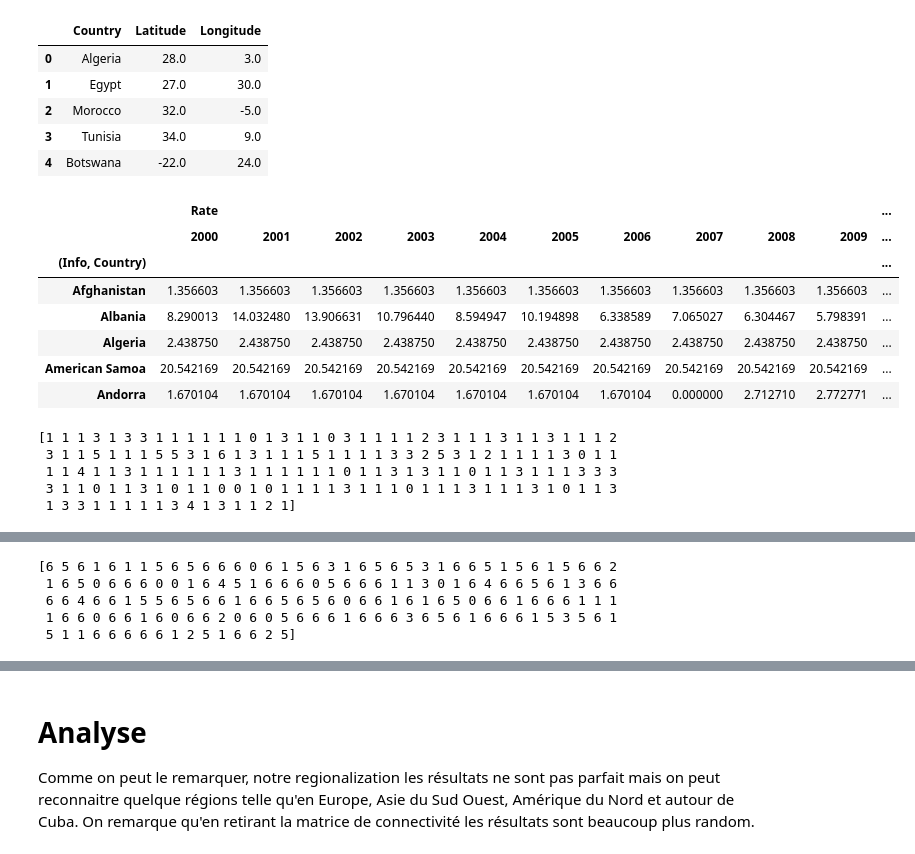
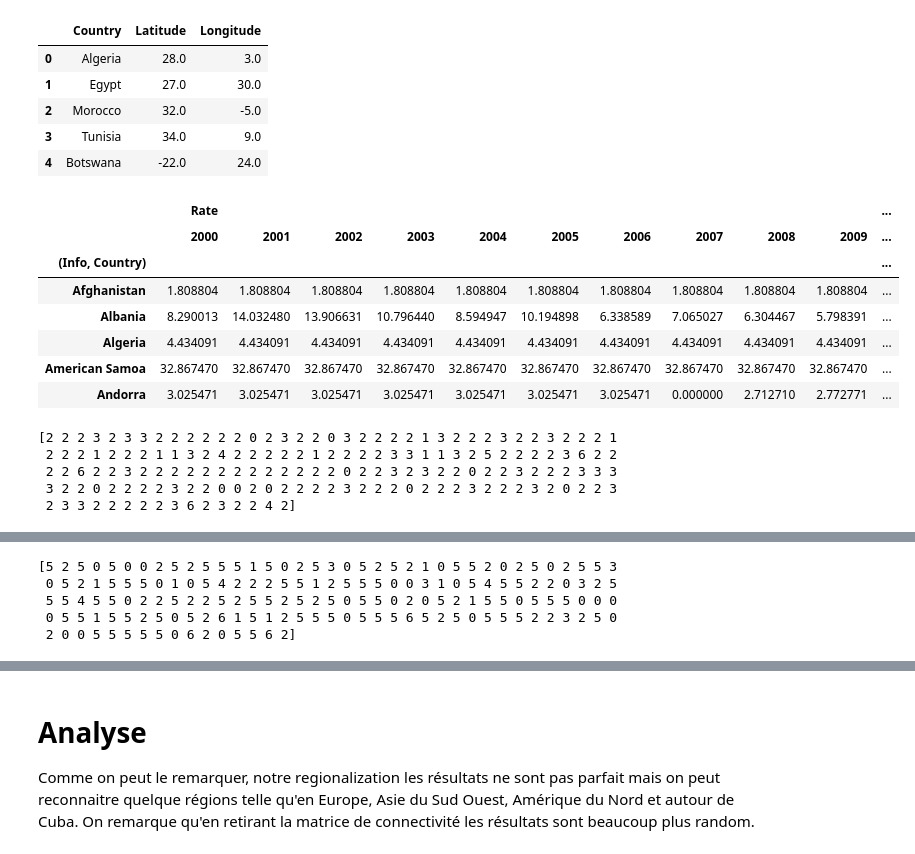
Before and after one commit to adesbx/homicideAnalysis, a Jupyter notebook: projet.ipynb, the cells around one changed output, grey strips where cells are left out. Saved outputs shown, nothing was run; the diff lists cells and outputs as text; code cells hidden in the pictures.

```diff
--- a/projet.ipynb
+++ b/projet.ipynb
@@ -104,28 +105,20 @@ Name: (Info, Country), Length: 327, dtype: object
 ### Ajouter des colonnes au DataFrame (Somme & moyenne du nb de victimes, Somme & moyenne du taux meurtre)
 # %%
 # Add a total victim count column to the dataframe
-counttotal = df[['Count']].sum(axis=1)
+df[('Count', 'Total')] = df[['Count']].sum(axis=1)
 df.head(10)
 
 # Add the mean rate column to the dataframe
-countmean = df[['Count']].mean(axis=1)
+df[('Count', 'Mean')] = df[['Count']].mean(axis=1)
 df.head(10)
 
 # Add a total victim count column to the dataframe
-ratetotal = df[['Rate']].sum(axis=1)
+df[('Rate', 'Total')] = df[['Rate']].sum(axis=1)
 df.head(10)
 
 # Add the mean rate column to the dataframe
-ratemean = df[['Rate']].mean(axis=1)
+df[('Rate', 'Mean')] = df[['Rate']].mean(axis=1)
 df.head(10)
-
-df[('Count', 'Total')] = counttotal
-df[('Count', 'Mean')] = countmean
-df[('Rate', 'Total')] = ratetotal
-df[('Rate', 'Mean')] = ratemean
-
-df_vatican = df[df[('Info', 'Country')] == 'Holy See']
-df_vatican
 # %% [output]
 |  | Info |  |  |  | Count |  |  |  |  |  |  | ... |
 |  | Region | Subregion | Country | Sex | 2000 | 2001 | 2002 | 2003 | 2004 | 2005 | 2006 | ... |
@@ -397,8 +394,6 @@ resu2 = df.apply(lambda row: replace_nan_with_mean(row[['Rate']], 'Rate'), axis=
 df_copyyy = df.copy()
 df_copyyy['Count'] = resu1['Count']
 df_copyyy['Rate'] = resu2['Rate']
-df_copyyy.fillna(0, inplace=True)
-print(df_copyyy.isna().sum().sum())
 
 df_copyyy.head(5)
 # %% [output]
@@ -519,28 +500,26 @@ df_latlong.head()
 # %%
 df_sum_sex = df_copyyy.groupby(by=[('Info', 'Country')]).sum()
 df_sum_sex = df_sum_sex.drop(df_sum_sex.filter(regex="Info"), axis=1)
 
 df_sum_sex =  df_sum_sex.drop(columns=[('Rate', 'Total'), ('Rate', 'Mean')])
 
-ratetotal = df_sum_sex[['Rate']].sum(axis=1)
-ratemean = df_sum_sex[['Rate']].mean(axis=1)
-df_sum_sex[('Rate', 'Total')] = ratetotal
-df_sum_sex[('Rate', 'Mean')] = ratemean
+df_sum_sex[('Rate', 'Total')] = df_sum_sex[['Rate']].sum(axis=1)
+df_sum_sex[('Rate', 'Mean')] = df_sum_sex[['Rate']].mean(axis=1)
 
 df_sum_sex = df_sum_sex[['Rate']]
 
 # sc = StandardScaler()
 # df_sum_sex[[('Rate', 'Total')]] = sc.fit_transform(df_sum_sex[[('Rate', 'Total')]])
 df_sum_sex.head()
 # %% [output]
 |  | Rate |  |  |  |  |  |  |  |  |  | ... |
 |  | 2000 | 2001 | 2002 | 2003 | 2004 | 2005 | 2006 | 2007 | 2008 | 2009 | ... |
 | (Info, Country) |  |  |  |  |  |  |  |  |  |  | ... |
-| Afghanistan | 1.356603 | 1.356603 | 1.356603 | 1.356603 | 1.356603 | 1.356603 | 1.356603 | 1.356603 | 1.356603 | 1.356603 | ... |
+| Afghanistan | 1.808804 | 1.808804 | 1.808804 | 1.808804 | 1.808804 | 1.808804 | 1.808804 | 1.808804 | 1.808804 | 1.808804 | ... |
 | Albania | 8.290013 | 14.032480 | 13.906631 | 10.796440 | 8.594947 | 10.194898 | 6.338589 | 7.065027 | 6.304467 | 5.798391 | ... |
-| Algeria | 2.438750 | 2.438750 | 2.438750 | 2.438750 | 2.438750 | 2.438750 | 2.438750 | 2.438750 | 2.438750 | 2.438750 | ... |
-| American Samoa | 20.542169 | 20.542169 | 20.542169 | 20.542169 | 20.542169 | 20.542169 | 20.542169 | 20.542169 | 20.542169 | 20.542169 | ... |
-| Andorra | 1.670104 | 1.670104 | 1.670104 | 1.670104 | 1.670104 | 1.670104 | 1.670104 | 0.000000 | 2.712710 | 2.772771 | ... |
+| Algeria | 4.434091 | 4.434091 | 4.434091 | 4.434091 | 4.434091 | 4.434091 | 4.434091 | 4.434091 | 4.434091 | 4.434091 | ... |
+| American Samoa | 32.867470 | 32.867470 | 32.867470 | 32.867470 | 32.867470 | 32.867470 | 32.867470 | 32.867470 | 32.867470 | 32.867470 | ... |
+| Andorra | 3.025471 | 3.025471 | 3.025471 | 3.025471 | 3.025471 | 3.025471 | 3.025471 | 0.000000 | 2.712710 | 2.772771 | ... |
 # %%
 connectivity = kneighbors_graph(df_latlong.drop('Country', axis=1), n_neighbors=30)
 model = AgglomerativeClustering(n_clusters=7, connectivity=connectivity).fit(df_sum_sex)
@@ -548,11 +527,11 @@ model = AgglomerativeClustering(n_clusters=7, connectivity=connectivity).fit(df_
 clustered = model.labels_
 print(clustered)
 # %% [output]
-[1 1 1 3 1 3 3 1 1 1 1 1 1 0 1 3 1 1 0 3 1 1 1 1 2 3 1 1 1 3 1 1 3 1 1 1 2
- 3 1 1 5 1 1 1 5 5 3 1 6 1 3 1 1 1 5 1 1 1 1 3 3 2 5 3 1 2 1 1 1 1 3 0 1 1
- 1 1 4 1 1 3 1 1 1 1 1 1 3 1 1 1 1 1 1 0 1 1 3 1 3 1 1 0 1 1 3 1 1 1 3 3 3
- 3 1 1 0 1 1 3 1 0 1 1 0 0 1 0 1 1 1 1 3 1 1 1 0 1 1 1 3 1 1 1 3 1 0 1 1 3
- 1 3 3 1 1 1 1 1 3 4 1 3 1 1 2 1]
+[2 2 2 3 2 3 3 2 2 2 2 2 2 0 2 3 2 2 0 3 2 2 2 2 1 3 2 2 2 3 2 2 3 2 2 2 1
+ 2 2 2 1 2 2 2 1 1 3 2 4 2 2 2 2 2 1 2 2 2 2 3 3 1 1 3 2 5 2 2 2 2 3 6 2 2
+ 2 2 6 2 2 3 2 2 2 2 2 2 2 2 2 2 2 2 2 0 2 2 3 2 3 2 2 0 2 2 3 2 2 2 3 3 3
+ 3 2 2 0 2 2 2 2 3 2 2 0 0 2 0 2 2 2 2 3 2 2 2 0 2 2 2 3 2 2 2 3 2 0 2 2 3
+ 2 3 3 2 2 2 2 2 3 6 2 3 2 2 4 2]
 # %%
 import folium
 
@@ -585,11 +564,11 @@ model = AgglomerativeClustering(n_clusters=7).fit(df_sum_sex)
 clustered = model.labels_
 print(clustered)
 # %% [output]
-[6 5 6 1 6 1 1 5 6 5 6 6 6 0 6 1 5 6 3 1 6 5 6 5 3 1 6 6 5 1 5 6 1 5 6 6 2
- 1 6 5 0 6 6 6 0 0 1 6 4 5 1 6 6 6 0 5 6 6 6 1 1 3 0 1 6 4 6 6 5 6 1 3 6 6
- 6 6 4 6 6 1 5 5 6 5 6 6 1 6 6 5 6 5 6 0 6 6 1 6 1 6 5 0 6 6 1 6 6 6 1 1 1
- 1 6 6 0 6 6 1 6 0 6 6 2 0 6 0 5 6 6 6 1 6 6 6 3 6 5 6 1 6 6 6 1 5 3 5 6 1
- 5 1 1 6 6 6 6 6 1 2 5 1 6 6 2 5]
+[5 2 5 0 5 0 0 2 5 2 5 5 5 1 5 0 2 5 3 0 5 2 5 2 1 0 5 5 2 0 2 5 0 2 5 5 3
+ 0 5 2 1 5 5 5 0 1 0 5 4 2 2 2 5 5 1 2 5 5 5 0 0 3 1 0 5 4 5 5 2 2 0 3 2 5
+ 5 5 4 5 5 0 2 2 5 2 2 5 2 5 5 2 5 2 5 0 5 5 0 2 0 5 2 1 5 5 0 5 5 5 0 0 0
+ 0 5 5 1 5 5 2 5 0 5 2 6 1 5 1 2 5 5 5 0 5 5 5 6 5 2 5 0 5 5 5 2 2 3 2 5 0
+ 2 0 0 5 5 5 5 5 0 6 2 0 5 5 6 2]
 # %%
 import folium
 
```
Also changed, not shown: parts of 20 cells of this notebook.
